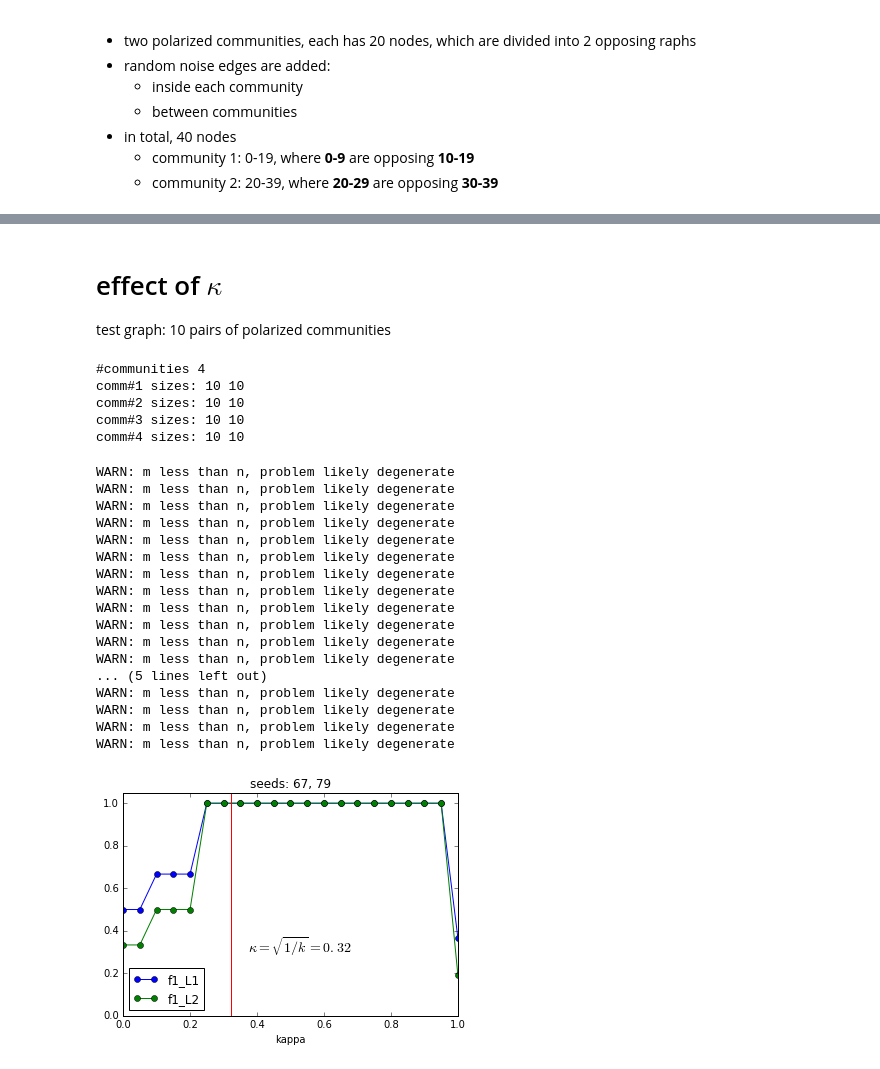
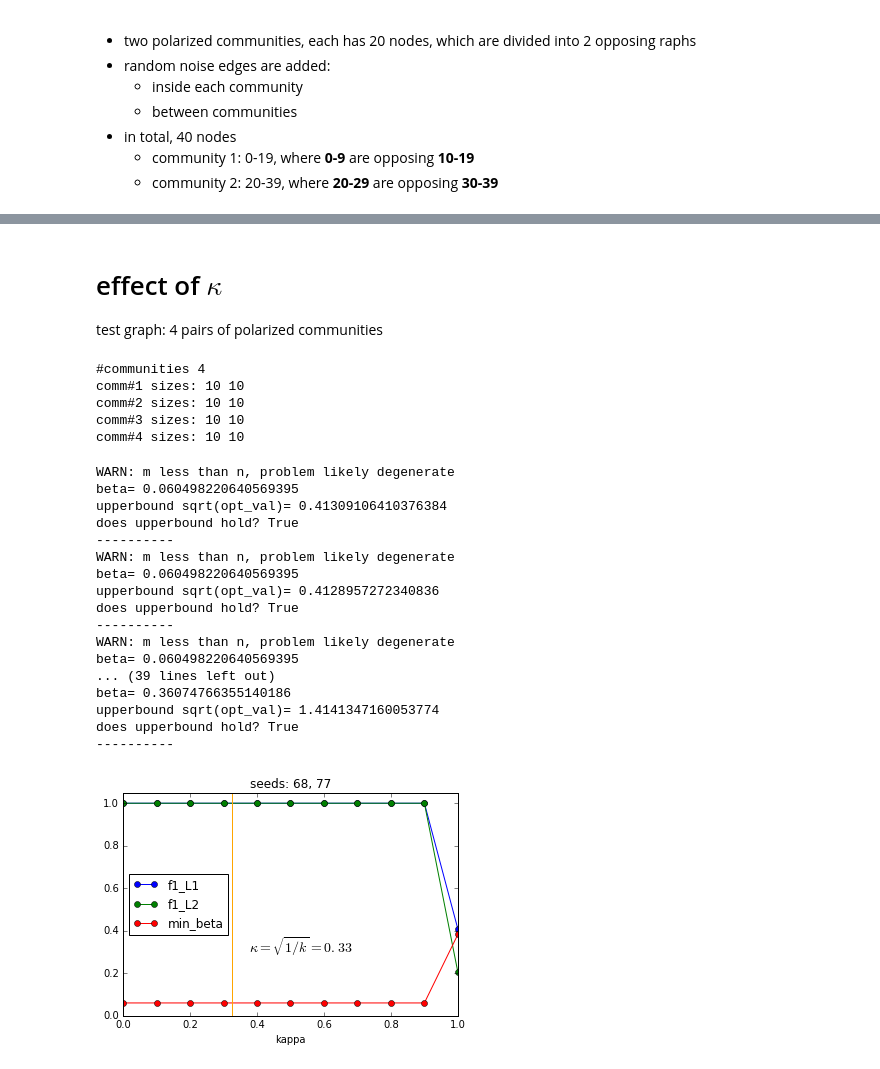
Before and after one commit to xiaohan2012/signed-local-community, a Jupyter notebook: local-polarization.ipynb, the cells around one changed output, grey strips where cells are left out. Cells and saved outputs as stored; diff of their text form; code cells hidden in the pictures.

```diff
--- a/local-polarization.ipynb
+++ b/local-polarization.ipynb
@@ -75,9 +78,6 @@ draw_edges(g, pos, ax=ax)
 
 import cvxpy as cp
 from helpers import signed_laplacian
-
-target_comm = 0
-seeds = [[target_comm * 2 * size], [(target_comm * 2 + 1) * size]]
 
 def query_graph(g, seeds, kappa=0.25, verbose=0):
     n = g.number_of_nodes()
@@ -99,7 +99,7 @@ def query_graph(g, seeds, kappa=0.25, verbose=0):
         cp.trace(DsDsT @ X) >= kappa
     ]
     prob = cp.Problem(cp.Minimize(cp.trace(L @ X)), constraints)
-    prob.solve()
+    opt_val =prob.solve()
 
 
     if verbose > 0:
@@ -111,7 +111,7 @@ def query_graph(g, seeds, kappa=0.25, verbose=0):
         for i in range(4):
             print(x_opt[i*size:(i+1)*size])
 
-    return x_opt
+    return x_opt, opt_val
 # %% [markdown]
 # demo on a toy graph
 
@@ -133,7 +133,7 @@ seeds_list = [
 ]
 
 for seeds in seeds_list:
-    x_opt = query_graph(g, seeds, kappa=kappa, verbose=0)
+    x_opt, opt_val = query_graph(g, seeds, kappa=kappa, verbose=1)
 
     fig, ax = get_borderless_fig()
     nx.draw_networkx_nodes(g, pos, node_size=100, node_color=x_opt, cmap=plt.cm.coolwarm, ax=ax)
@@ -179,8 +183,8 @@ def sweep_on_x(g, x, verbose=0):
 # fig, ax = plt.subplots(1, 1)
 # ax.plot(ts, sbr_list)
 # %%
-def run_one(g, seeds, kappa, target_comm, true_comms, true_groupings):
-    x_opt = query_graph(g, seeds, kappa=kappa, verbose=0)
+def run_one(g, seeds, kappa, target_comm, true_comms, true_groupings, check_bound=True):
+    x_opt, opt_val = query_graph(g, seeds, kappa=kappa, verbose=0)
     c1, c2, C, min_sbr = sweep_on_x(g, x_opt, verbose=0)
     prec_rec_f1_level1 = evaluate_level_1(
         g.number_of_nodes(), C, true_comms[target_comm]
@@ -188,9 +192,16 @@ def run_one(g, seeds, kappa, target_comm, true_comms, true_groupings):
     prec_rec_f1_level2 = evaluate_level_2(
         g.number_of_nodes(), c1, c2, C, true_groupings[target_comm]
     )[:-1]
+
+    if check_bound:
+        raise NotImplementedError('could be wrong, do not use it')
+        print('beta=', min_sbr)
+        print('upperbound sqrt(opt_val)=', np.sqrt(2 * opt_val))
+        print('does upperbound hold?', min_sbr <= np.sqrt(2 * opt_val))
+        print('-' * 10)
     return prec_rec_f1_level1 + prec_rec_f1_level2 + (len(C), len(c1), len(c2)) + (min_sbr, [v1, v2])
 # %% [markdown]
 # effect of $\kappa$
 
-test graph: 10 pairs of polarized communities
+test graph: 4 pairs of polarized communities
 # %%
@@ -212,35 +228,35 @@ v1 = np.random.choice(true_groupings[target_comm][0])
 v2 = np.random.choice(true_groupings[target_comm][1])
 
 # bad example:
-# target_comm, v1, v2 = 1, 20, 37
+# target_comm, v1, v2 = 2, 43, 56
 # good example:
-# target_comm, v1, v2 = 0, 1, 13
+target_comm, v1, v2 = 3, 68, 77
 seeds = [[v1], [v2]]
 
 
 perf = []
-for kappa in np.linspace(0, 1.0, 21):
+for kappa in np.linspace(0, 1.0, 11):
     for i in range(n_reps):
         res = run_one(g, seeds, kappa, target_comm, true_comms, true_groupings)
         perf.append((kappa, ) + res)
 # %% [output]
 WARN: m less than n, problem likely degenerate
+beta= 0.060498220640569395
+upperbound sqrt(opt_val)= 0.41309106410376384
+does upperbound hold? True
+----------
 WARN: m less than n, problem likely degenerate
+beta= 0.060498220640569395
+upperbound sqrt(opt_val)= 0.4128957272340836
+does upperbound hold? True
+----------
 WARN: m less than n, problem likely degenerate
-WARN: m less than n, problem likely degenerate
-WARN: m less than n, problem likely degenerate
-WARN: m less than n, problem likely degenerate
-WARN: m less than n, problem likely degenerate
-WARN: m less than n, problem likely degenerate
-WARN: m less than n, problem likely degenerate
-WARN: m less than n, problem likely degenerate
-WARN: m less than n, problem likely degenerate
-WARN: m less than n, problem likely degenerate
-... (5 lines left out)
-WARN: m less than n, problem likely degenerate
-WARN: m less than n, problem likely degenerate
-WARN: m less than n, problem likely degenerate
-WARN: m less than n, problem likely degenerate
+beta= 0.060498220640569395
+... (39 lines left out)
+beta= 0.36074766355140186
+upperbound sqrt(opt_val)= 1.4141347160053774
+does upperbound hold? True
+----------
 # %%
 df = pd.DataFrame(
     perf,
@@ -250,35 +266,35 @@ df = pd.DataFrame(
              'min_beta', 'seeds']
 )
 
-agg_df = df[['kappa', 'f1_L1', 'f1_L2']].groupby('kappa').mean()
+agg_df = df[['kappa', 'f1_L1', 'f1_L2', 'min_beta']].groupby('kappa').mean()
 agg_df.reset_index(level=0, inplace=True)
 
 fig, ax = plt.subplots(1, 1)
 
 seeds_str = ', '.join(map(str, flatten(seeds)))
 agg_df.plot(
     x='kappa',
-    y=['f1_L1', 'f1_L2'],
+    y=['f1_L1', 'f1_L2', 'min_beta'],
     ylim=[0, 1.05],
     style='-o',
     title='seeds: {}'.format(seeds_str),
     ax=ax
 )
 
 theoretical_kappa = get_theoretical_kappa(
     true_comms[target_comm],
     flatten(seeds),
     A
 )
 
-ax.axvline(x=theoretical_kappa, color='red')
+ax.axvline(x=theoretical_kappa, color='orange')
 ax.text(
     theoretical_kappa+0.05,
     0.3,
     '$\kappa = \sqrt{{1 / k}}={:.2f}$'.format(theoretical_kappa),
     fontsize=14
 )
 
 fig.savefig('figs/effect-of-kappa/seeds-{}.png'.format(seeds_str))
 # %% [output]
-[figure, old version]
+[figure, new version]
```
Also changed, not shown: parts of 6 cells of this notebook.
